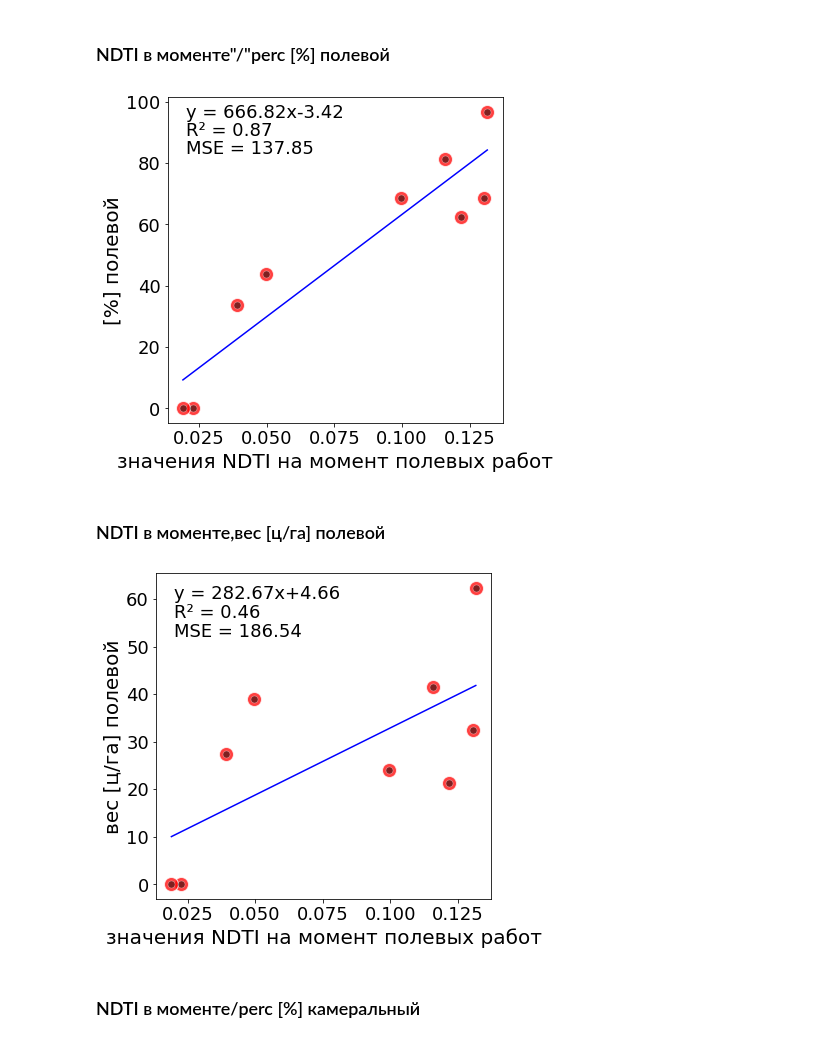
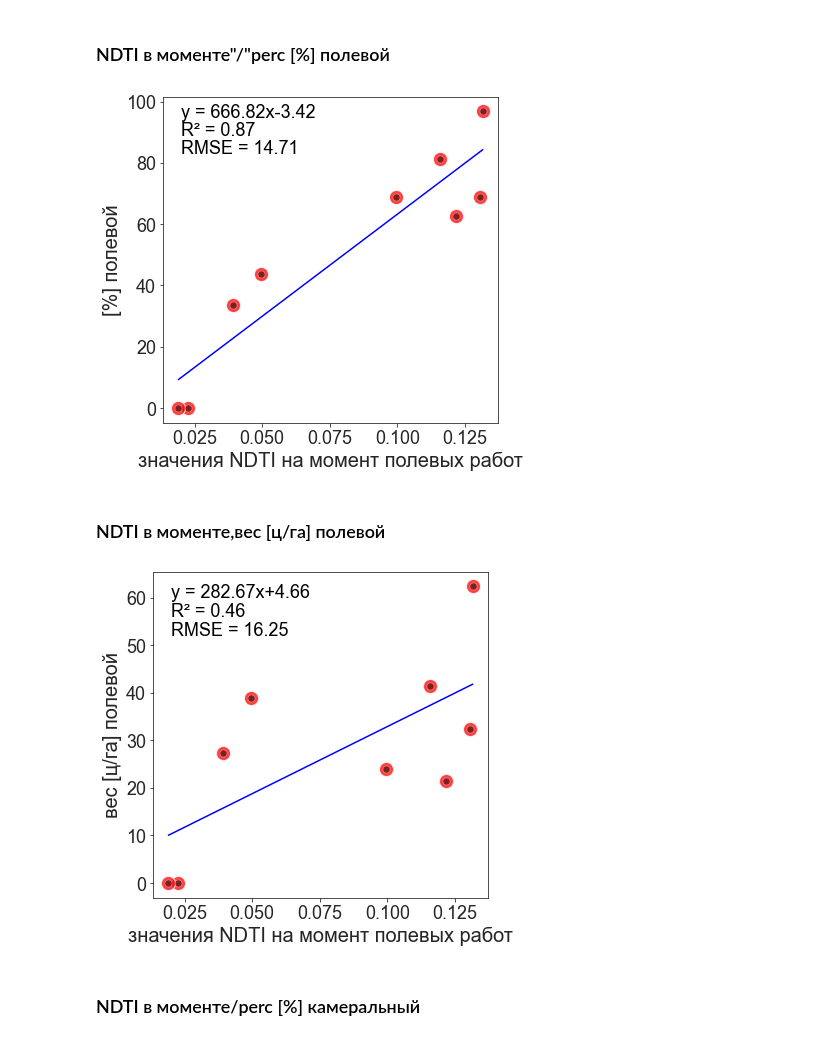
Before and after one commit to hukitoc94/total_archangelskiy, a Jupyter notebook: CRC_modeling/modeling.ipynb, the cells around one changed output. Saved outputs shown, nothing was run; the diff lists cells and outputs as text; code cells hidden in the pictures.

```diff
--- a/CRC_modeling/modeling.ipynb
+++ b/CRC_modeling/modeling.ipynb
@@ -163,0 +178,3 @@ archangelskiy
+# %%
+#в данные приелетела точка 584, а в начале я ее не брал в данные
+archangelskiy = archangelskiy[archangelskiy["type"] != 584]
@@ -174,0 +207,12 @@ from sklearn.metrics import r2_score
+# %%
+little_df = archangelskiy[["NDTI в моменте","perc [%] камеральный" ]].copy()
+X = little_df.iloc[:,0].values.reshape(-1,1)
+y = little_df.iloc[:,1].values.reshape(-1,1)
+
+loo = LOO()
+model = LinearRegression()
+
+scores = cross_val_score(model, X, y, scoring='neg_root_mean_squared_error',
+                         cv=loo, n_jobs=-1)
+
+np.mean(abs(scores))
@@ -174,0 +221,2 @@ from sklearn.metrics import r2_score
+# %%
+scores = cross_val_score(model, X, y, cv=loo, n_jobs=-1)
@@ -182,18 +234,23 @@ def line_regression(df):
     fig -  граффик
     model - уже обученная модель
     R2 - коэффициент детерминации
-    MSE - средний квадрат ошибки
+    RMSE -корень средний квадрат ошибки
     """
     litle_df = df.copy()
     X = litle_df.iloc[:,0].values.reshape(-1,1)
     y = litle_df.iloc[:,1].values.reshape(-1,1)
+
+
+
     model = LinearRegression()
     model.fit(X ,y)
     Y_ = model.predict(X)
     litle_df['predicted'] = Y_
 
-    R2 = round(model.score(X,y) , 2)
-    mse = round(MSE(y, Y_), 2)
+    R2 = round(model.score(X,y) , 2) #коэф детерминации
+    scores = cross_val_score(model, X, y, scoring='neg_root_mean_squared_error',
+                         cv=loo, n_jobs=-1)
+    RMSE = round(np.mean(abs(scores)),2) # RMSE
 
     coef = round(model.coef_[0][0] , 2)
     intecept = round(model.intercept_[0],2)
@@ -205,7 +262,7 @@ def line_regression(df):
             'предиктор' :  coef,
             'интерсепт' : (sign + str(intecept) ),
             'R2' : R2,
-            "MSE" : mse,
+            "RMSE" : RMSE,
             'предсказания' : Y_
     })
 # %%
@@ -217,30 +274,30 @@ model3 =  line_regression(archangelskiy[["NDTI в моменте","perc [%] ка
 # %%
 
 sns.set_context( rc={"font.size":14,"axes.titlesize":20,"axes.labelsize":20})
 model1 =  line_regression(archangelskiy[["NDTI в моменте","perc [%] полевой" ]]) #NDTI в момент полевых работ и полевые данные о площади покрытия
 
 litle_df = archangelskiy[["NDTI в моменте","perc [%] полевой" ]].copy()
 
 predictions = np.array(model1['предсказания']).reshape(-1)
-mse = model1["MSE"]
+rmse = model1["RMSE"]
 R2 = model1["R2"]
 
 intercept = model1["интерсепт"]
 predictor = model1["предиктор"]
 
 
 fig , axes = plt.subplots(1,1, figsize=(6,6))
 plot = sns.scatterplot(x = litle_df.iloc[:,0] , y = litle_df.iloc[:,1], color = 'red',s = 200,alpha = 0.75, ax = axes)
 plot = sns.scatterplot(x = litle_df.iloc[:,0] , y = litle_df.iloc[:,1], color = 'black',s = 50,alpha = 0.5, ax = axes)
 
 plot = sns.lineplot(x = litle_df.iloc[:,0],y =  predictions , color = 'blue', ax = axes)
 axes.text(0.02, 95, f"y = {predictor}x{intercept}", horizontalalignment='left', size=18, color='black')
 axes.text(0.02, 89, f"R\u00b2 = {R2}" , horizontalalignment='left', size=18, color='black')
-axes.text(0.02, 83, f"MSE = {mse}" , horizontalalignment='left', size=18, color='black')
+axes.text(0.02, 83, f"RMSE = {rmse}" , horizontalalignment='left', size=18, color='black')
 axes.set(xlabel='значения NDTI на момент полевых работ', ylabel = "[%] полевой")
 axes.tick_params(labelsize = 18)
 # %% [output]
-[figure, old version]
+[figure, new version]
 # %% [markdown]
 ### NDTI в моменте,вес [ц/га] полевой
 # %%
@@ -249,7 +306,8 @@ model2 =  line_regression(archangelskiy[["NDTI в моменте","вес [ц/г
 litle_df = archangelskiy[["NDTI в моменте","вес [ц/га] полевой" ]].copy()
 
 predictions = np.array(model2['предсказания']).reshape(-1)
-mse = model2["MSE"]
+rmse = model2["RMSE"]
+
 R2 = model2["R2"]
 
 intercept = model2["интерсепт"]
@@ -263,11 +321,11 @@ plot = sns.scatterplot(x = litle_df.iloc[:,0] , y = litle_df.iloc[:,1], color =
 plot = sns.lineplot(x = litle_df.iloc[:,0],y =  predictions , color = 'blue', ax = axes)
 axes.text(0.02, 60, f"y = {predictor}x{intercept}", horizontalalignment='left', size=18, color='black')
 axes.text(0.02, 56, f"R\u00b2 = {R2}" , horizontalalignment='left', size=18, color='black')
-axes.text(0.02, 52, f"MSE = {mse}" , horizontalalignment='left', size=18, color='black')
+axes.text(0.02, 52, f"RMSE = {rmse}" , horizontalalignment='left', size=18, color='black')
 axes.set(xlabel='значения NDTI на момент полевых работ', ylabel = "вес [ц/га] полевой")
 axes.tick_params(labelsize = 18)
 # %% [output]
-[figure, old version]
+[figure, new version]
 # %% [markdown]
 ### NDTI в моменте/perc [%] камеральный
 # %%
```
Also changed, not shown: parts of 14 cells of this notebook, 8 other files.
